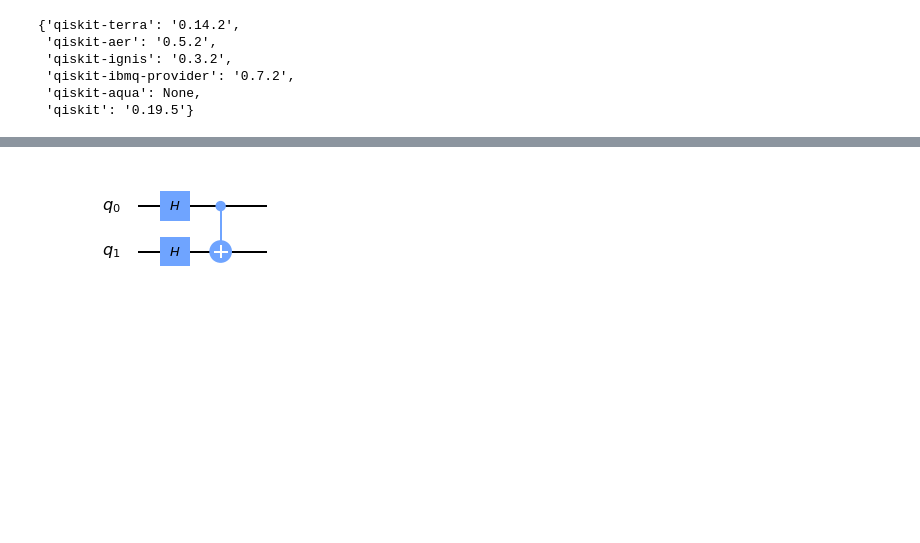
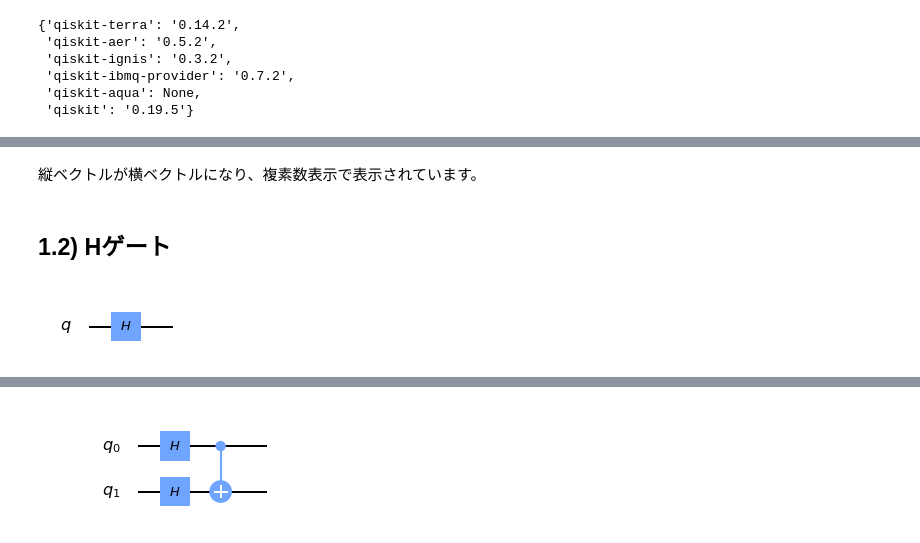
Before and after one commit to quantum-tokyo/qiskit-handson, a Jupyter notebook: deutsch/2_intro_a.ipynb, the cells around one changed output, grey strips where cells are left out. Cells and saved outputs as stored; diff of their text form; code cells hidden in the pictures; blank space fills up the shorter version.

```diff
--- a/deutsch/2_intro_a.ipynb
+++ b/deutsch/2_intro_a.ipynb
@@ -20,0 +60,12 @@ qiskit.__qiskit_version__
+# %% [markdown]
+縦ベクトルが横ベクトルになり、複素数表示で表示されています。
+# %% [markdown]
+## 1.2) Hゲート
+# %%
+q = QuantumCircuit(1)    # １量子ビット回路を用意
+
+q.h(0)   # Hゲートを0番目の量子ビットに操作します。
+
+q.draw(output="mpl")    # 回路を描画
+# %% [output]
+[figure, added]
```
Also changed, not shown: parts of 28 cells of this notebook, 2 other files.
